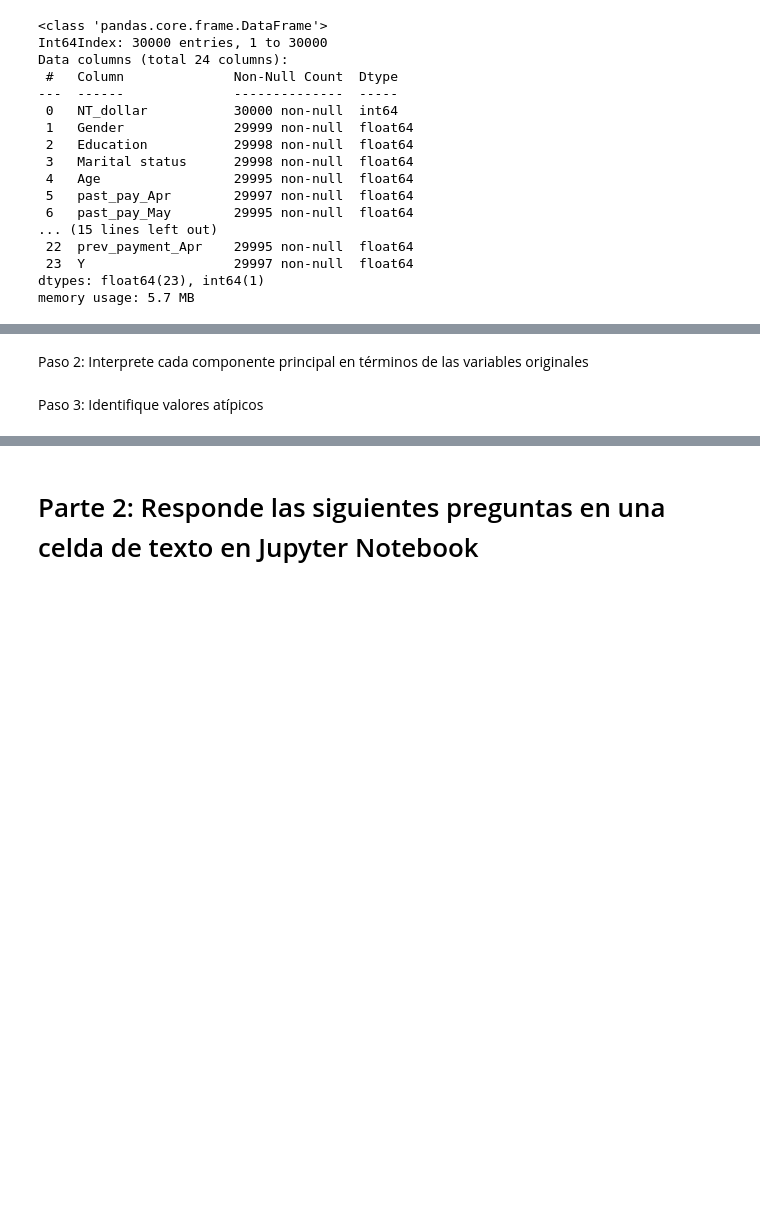
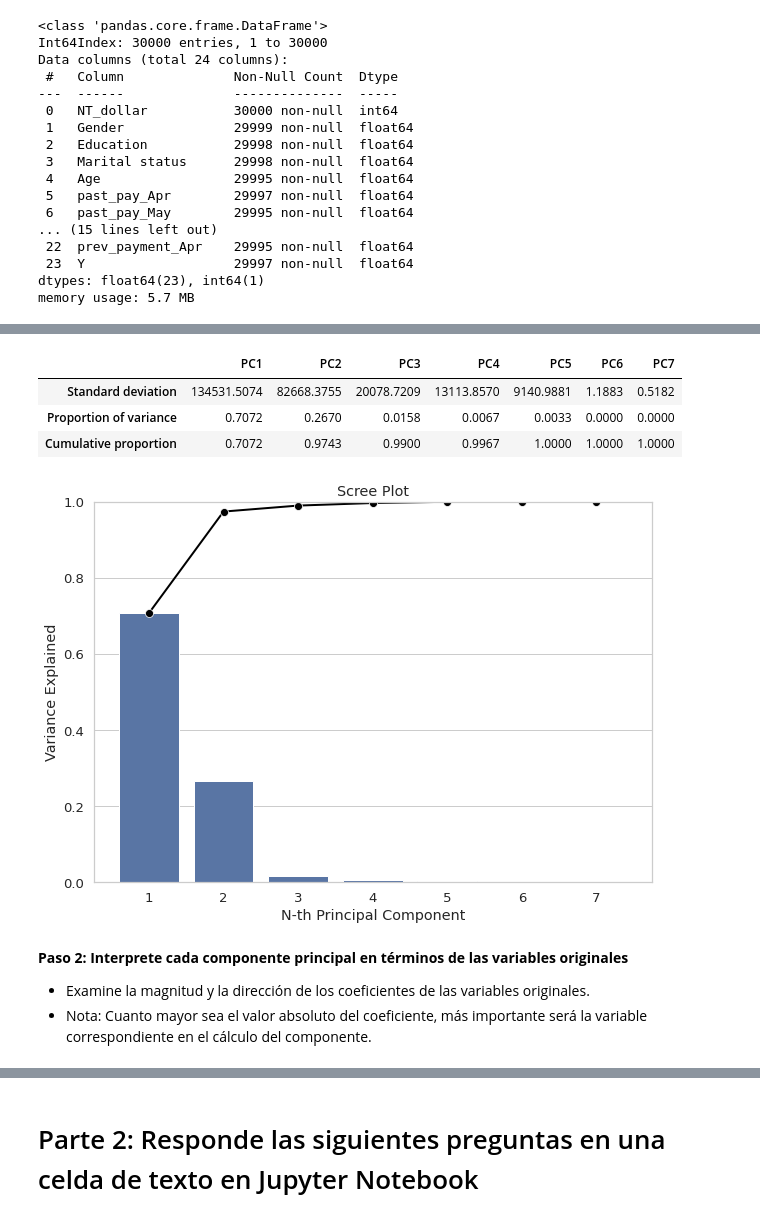
Before and after one commit to PosgradoMNA/actividades-de-aprendizaje-feracor, a Jupyter notebook: A01794022_Actividad_Semanal_4.ipynb, the cells around one changed output, grey strips where cells are left out. Saved outputs shown, nothing was run; the diff lists cells and outputs as text; code cells hidden in the pictures; blank space fills up the shorter version.

Commit message:
Segundo paso

```diff
--- a/A01794022_Actividad_Semanal_4.ipynb
+++ b/A01794022_Actividad_Semanal_4.ipynb
@@ -124,4 +196,0 @@ sns.heatmap(df2.corr().round(2), cmap="BuGn", annot=True, vmin=-1, vmax=1)
-# %% [markdown]
-Paso 2: Interprete cada componente principal en términos de las variables originales
-# %% [markdown]
-Paso 3: Identifique valores atípicos
@@ -130,0 +197,53 @@ mean(a)
+# %%
+pcs = PCA()
+
+pcs.fit(df3)
+
+pcsSummary = pd.DataFrame({'Standard deviation': np.sqrt(pcs.explained_variance_),
+                          'Proportion of variance': pcs.explained_variance_ratio_,
+                          'Cumulative proportion': np.cumsum(pcs.explained_variance_ratio_)
+                          }
+                          )
+pcsSummary = pcsSummary.transpose()
+pcsSummary.columns = ['PC{}'.format(i) for i in range(1, len(pcsSummary.columns) + 1)]
+
+pcsSummary.round(4)
+# %% [output]
+|  | PC1 | PC2 | PC3 | PC4 | PC5 | PC6 | PC7 |
+| Standard deviation | 134531.5074 | 82668.3755 | 20078.7209 | 13113.8570 | 9140.9881 | 1.1883 | 0.5182 |
+| Proportion of variance | 0.7072 | 0.2670 | 0.0158 | 0.0067 | 0.0033 | 0.0000 | 0.0000 |
+| Cumulative proportion | 0.7072 | 0.9743 | 0.9900 | 0.9967 | 1.0000 | 1.0000 | 1.0000 |
+# %%
+PC_components = np.arange(pcs.n_components_) + 1
+
+_ = sns.set(style = 'whitegrid',
+            font_scale = 1.2
+            )
+
+fig, ax = plt.subplots(figsize=(10, 7))
+
+_ = sns.barplot(x = PC_components,
+                y = pcs.explained_variance_ratio_,
+                color = 'b'
+                )
+
+_ = sns.lineplot(x = PC_components-1,
+                 y = np.cumsum(pcs.explained_variance_ratio_),
+                 color = 'black',
+                 linestyle = '-',
+                 linewidth = 2,
+                 marker = 'o',
+                 markersize = 8
+                 )
+
+plt.title('Scree Plot')
+plt.xlabel('N-th Principal Component')
+plt.ylabel('Variance Explained')
+plt.ylim(0, 1)
+plt.show()
+# %% [output]
+[figure, added]
+# %% [markdown]
+**Paso 2: Interprete cada componente principal en términos de las variables originales**
+* Examine la magnitud y la dirección de los coeficientes de las variables originales.
+* Nota: Cuanto mayor sea el valor absoluto del coeficiente, más importante será la variable correspondiente en el cálculo del componente.
```
Also changed, not shown: parts of 16 cells of this notebook.
